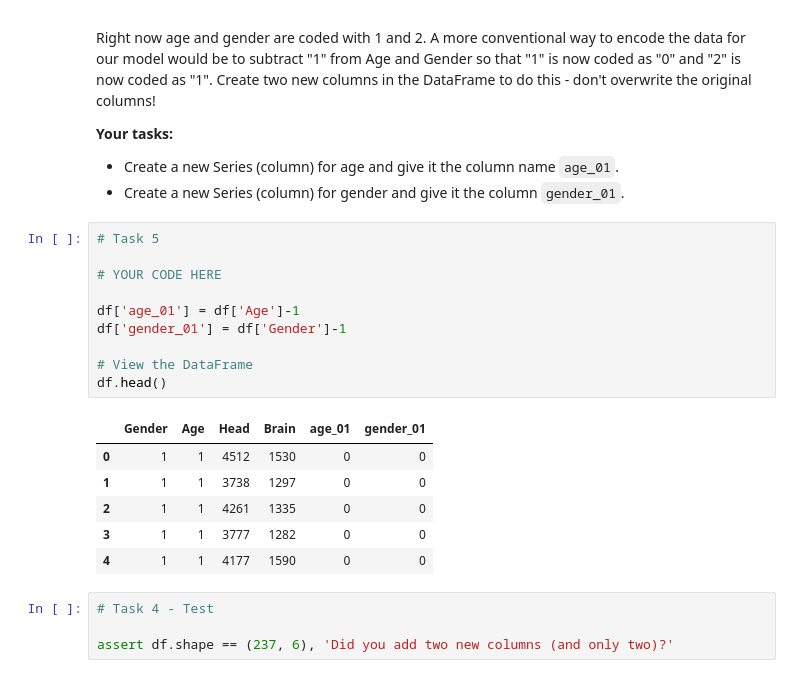
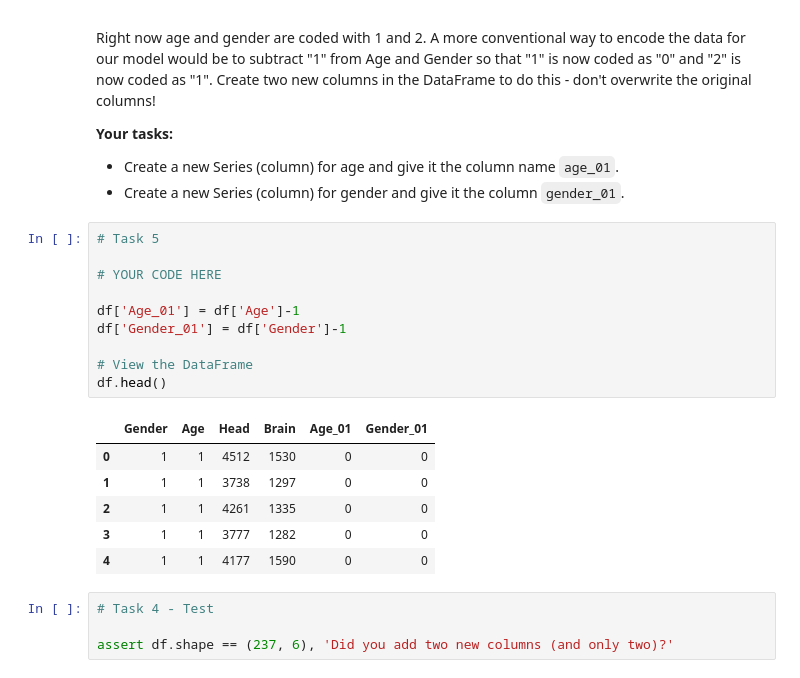
Before and after one commit to johhan27/DS-Unit-1-Sprint-3-Linear-Algebra, a Jupyter notebook: LS_DS_133_Multiple_Regression_Assignment_AG.ipynb, the cells around one changed output. Cells and saved outputs as stored; diff of their text form.

```diff
--- a/LS_DS_133_Multiple_Regression_Assignment_AG.ipynb
+++ b/LS_DS_133_Multiple_Regression_Assignment_AG.ipynb
@@ -180,15 +180,15 @@ Right now age and gender are coded with 1 and 2.  A more conventional way to enc
 # %%
 # Task 5
 
 # YOUR CODE HERE
 
-df['age_01'] = df['Age']-1
-df['gender_01'] = df['Gender']-1
+df['Age_01'] = df['Age']-1
+df['Gender_01'] = df['Gender']-1
 
 # View the DataFrame
 df.head()
 # %% [output]
-|  | Gender | Age | Head | Brain | age_01 | gender_01 |
+|  | Gender | Age | Head | Brain | Age_01 | Gender_01 |
 | 0 | 1 | 1 | 4512 | 1530 | 0 | 0 |
 | 1 | 1 | 1 | 3738 | 1297 | 0 | 0 |
 | 2 | 1 | 1 | 4261 | 1335 | 0 | 0 |
```
Also changed, not shown: parts of 5 cells of this notebook.
